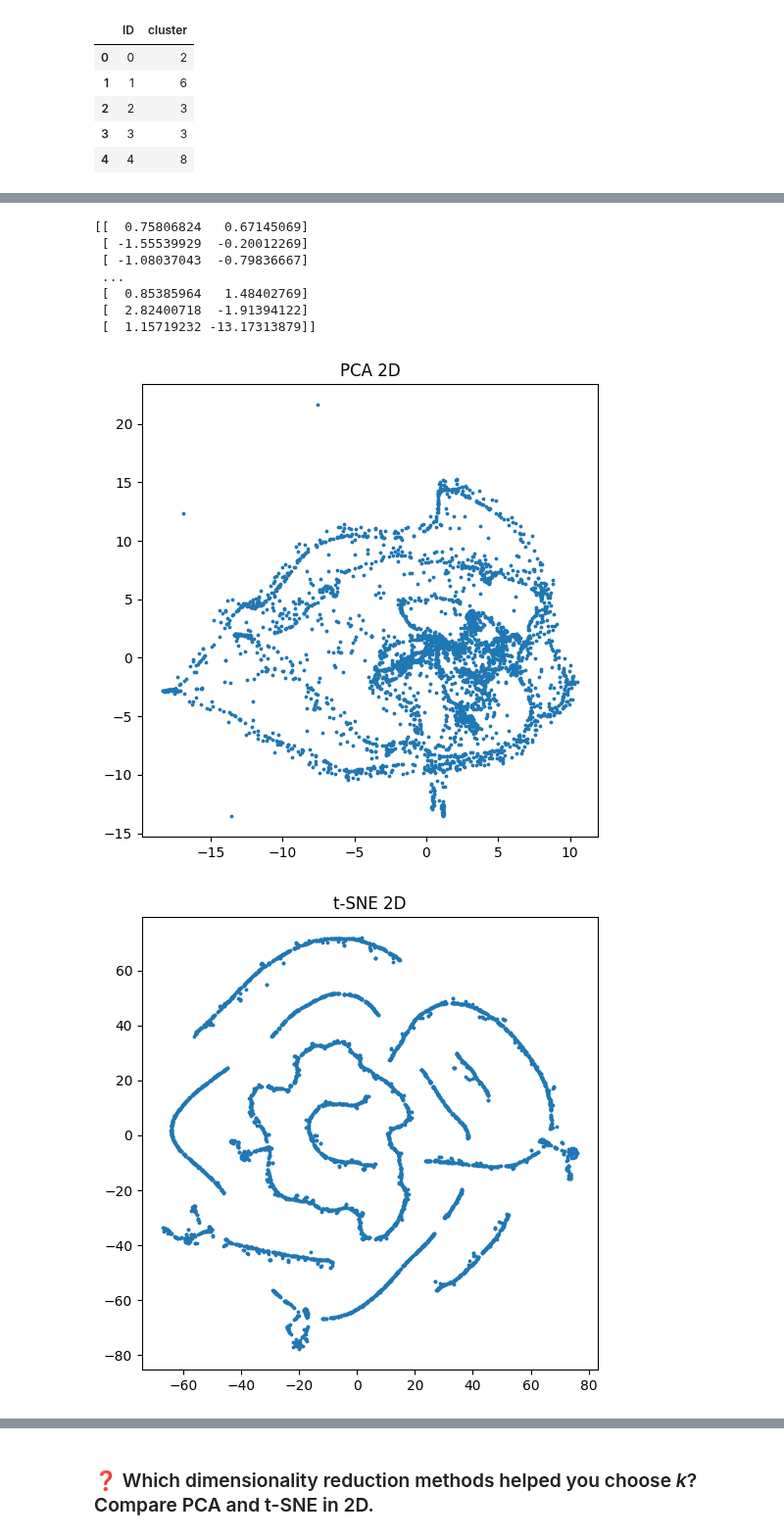
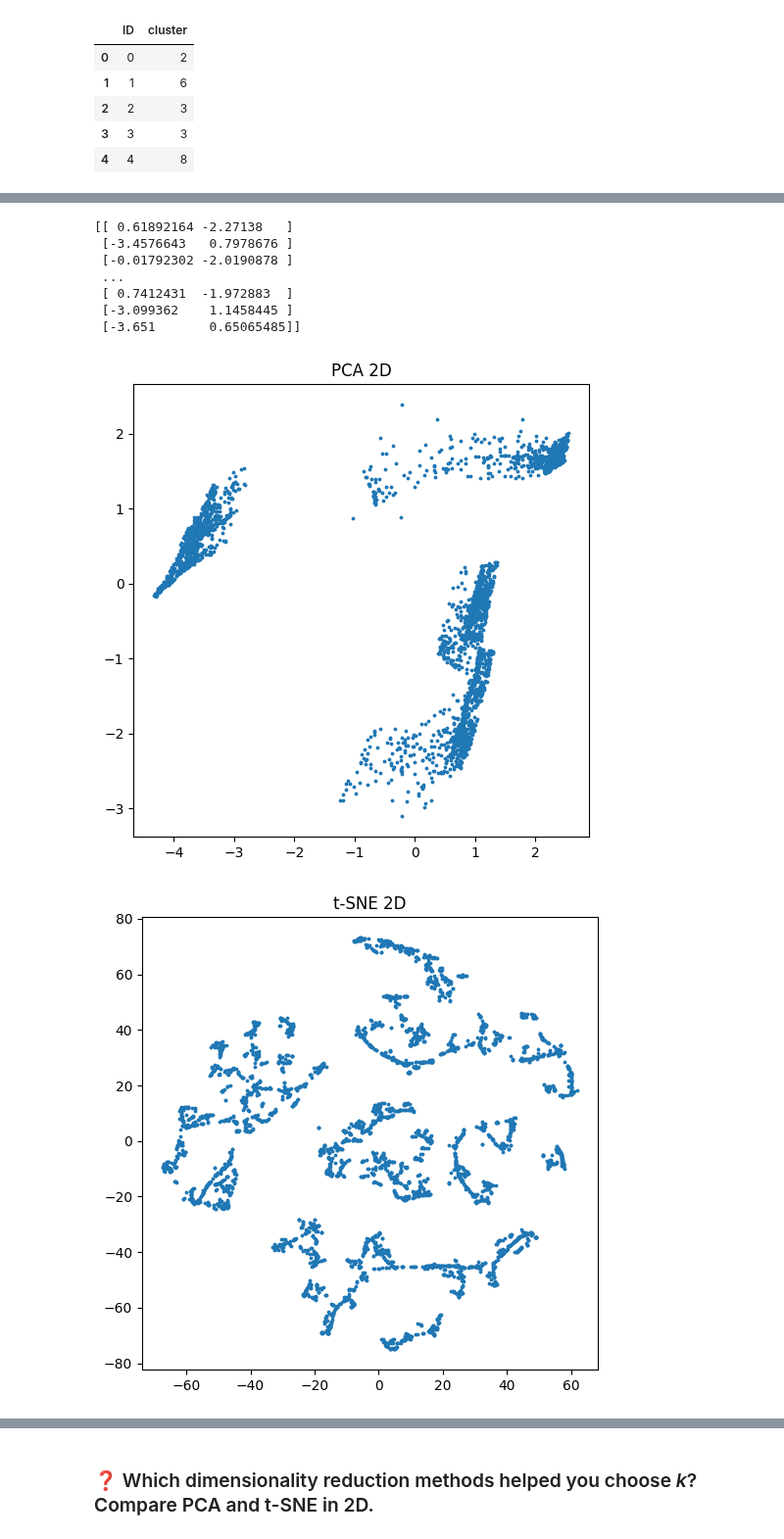
Before and after one commit to torreslutnaes/Intro-ML, a Jupyter notebook: Prosjekter/assignment3-1/problem.ipynb, the cells around one changed output, grey strips where cells are left out. Shown at 98% size. Saved outputs shown, nothing was run; the diff lists cells and outputs as text; code cells hidden in the pictures.

```diff
--- a/Prosjekter/assignment3-1/problem.ipynb
+++ b/Prosjekter/assignment3-1/problem.ipynb
@@ -504,46 +535,53 @@ sample_submission.head()
 from sklearn.decomposition import PCA
 from sklearn.manifold import TSNE
 
-k = 6
+k = 4
 
-X_pca = PCA(n_components=50, random_state=0).fit_transform(features)
+X_pca = PCA(n_components=20, random_state=0).fit_transform(X_inv) # Med 4 dimensjoner
 
 
-X_2d_pca = PCA(n_components=2, random_state=0).fit_transform(features)
+X_2d_pca = PCA(n_components=2, random_state=0).fit_transform(X_inv) # 2D til plott
 print(X_2d_pca)
+
+# Okei så etter å ha prøvd litt med både k-means og DBSCAN, uten å være i nærheten av 99%, skjønner jeg at jeg ikke bare kan endre hyperparametere eller modellvalg
+# Modellen bommer fordi den kun baserer seg på piksler, g roterte bilder gir helt ulike.
+# Må prøve å finne sammenhengen mellom de bildene som er like, selv nnår de er rotert. For eksempel på bilde av øya er jo
+# midten av bildet likt. Kan derfor fordele de ulike delene av bildene (pikslene) utifra hvor stor avstand det er til midten.
+
+
 
 
 plt.figure(figsize=(6, 6))
 plt.scatter(X_2d_pca[:, 0], X_2d_pca[:, 1], s=3)
 plt.title("PCA 2D")
 plt.show()
 
-X_2d_tsne = TSNE(n_components=2, random_state=0).fit_transform(features)
+X_2d_tsne = TSNE(n_components=2, random_state=0).fit_transform(X_pca)
 
 plt.figure(figsize=(6, 6))
 plt.scatter(X_2d_tsne[:, 0], X_2d_tsne[:, 1], s=3)
 plt.title("t-SNE 2D")
 plt.show()
 
 
 labels_kmeans = KMeans(n_clusters=k, random_state=0, n_init=10).fit_predict(X_pca)
-db_scan = DBSCAN(eps = 0.5, min_samples=50)
+db_scan = DBSCAN(eps = 5, min_samples=20).fit_predict(X_2d_tsne)
 
-#Kommentar etter plott:
+# Kommentar etter plott:
 # Det virker som at t-SNE har tydeligere definerte klynger. PCA har noen outliers den greier å definere i større grad
 # Med tsne har jeg bare telt over røflig og kommet frem til 16 klynger...?? er det da det jeg skal velge som k?? På k-means da eventuelt?
 
 sub = pd.DataFrame({"ID": sample_submission["ID"], "cluster": labels_kmeans})
 sub.to_csv("submission.csv", index=False)
 sub.head()
 # %% [output]
-[[  0.75806824   0.67145069]
- [ -1.55539929  -0.20012269]
- [ -1.08037043  -0.79836667]
+[[ 0.61892164 -2.27138   ]
+ [-3.4576643   0.7978676 ]
+ [-0.01792302 -2.0190878 ]
  ...
- [  0.85385964   1.48402769]
- [  2.82400718  -1.91394122]
- [  1.15719232 -13.17313879]]
+ [ 0.7412431  -1.972883  ]
+ [-3.099362    1.1458445 ]
+ [-3.651       0.65065485]]
-[figure, old version]
+[figure, new version]
-[figure, old version]
+[figure, new version]
 |  | ID | cluster |
```
Also changed, not shown: parts of 8 cells of this notebook.
